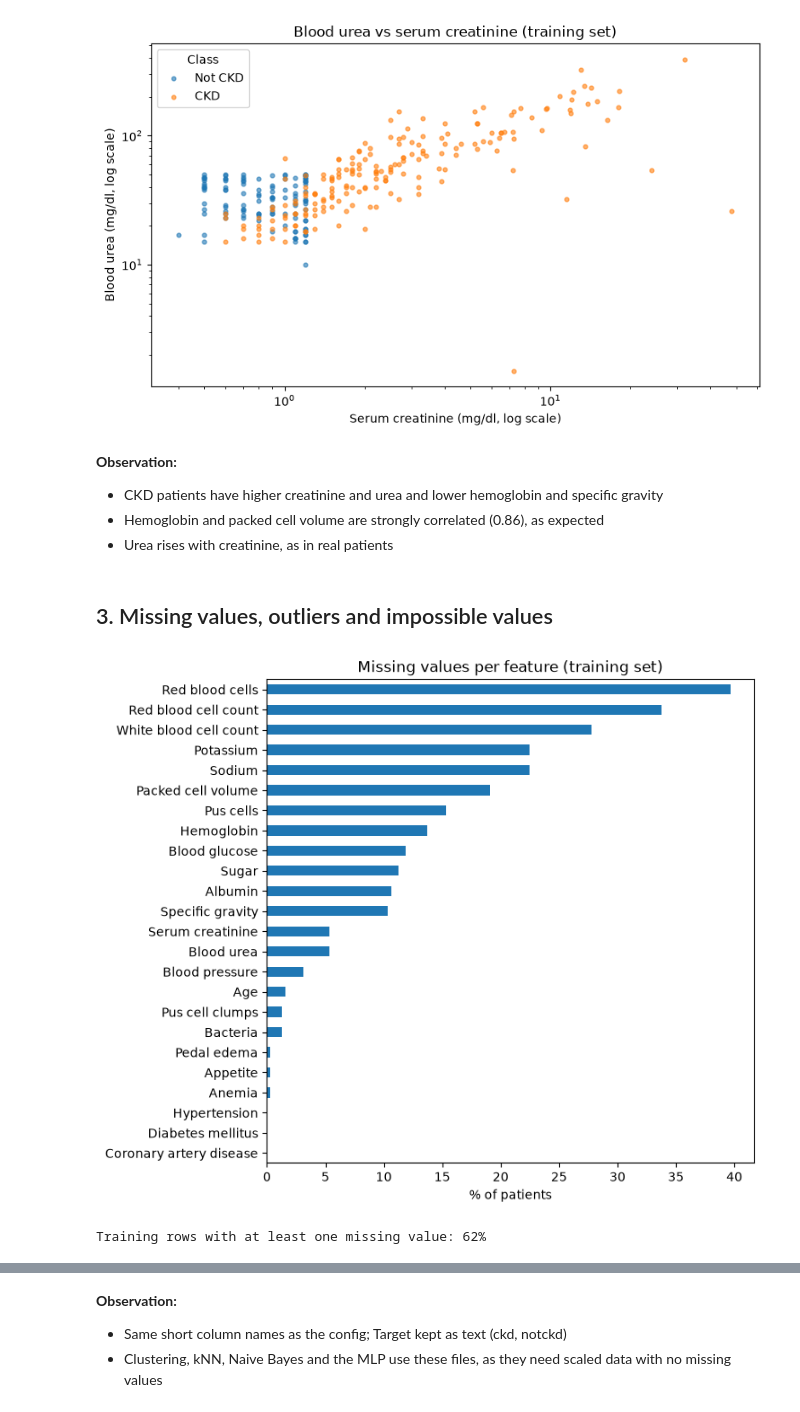
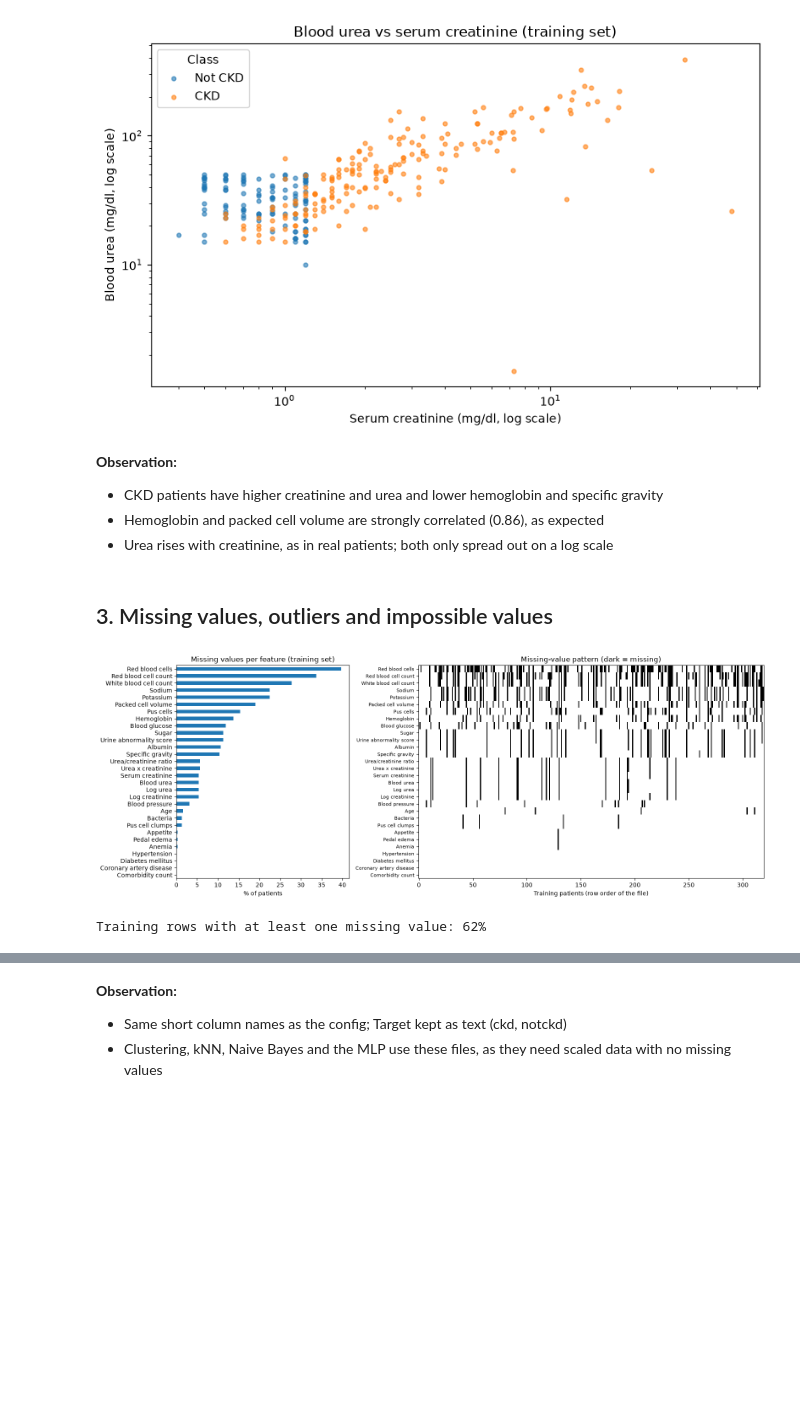
Before and after one commit to elgazar24/f21dl-2026-27-PG-group-13, a Jupyter notebook: src/notebooks/2_Data_Analysis/Data_Preprocessing/Data_Preprocessing.ipynb, the cells around one changed output, grey strips where cells are left out. Drawn from its saved outputs; the diff is of its cells as text; code cells hidden in the pictures; blank space fills up the shorter version.

Commit message:
Update processing: original, cleaned, feature engineered, preprocessed (no empty cells)

```diff
--- a/src/notebooks/2_Data_Analysis/Data_Preprocessing/Data_Preprocessing.ipynb
+++ b/src/notebooks/2_Data_Analysis/Data_Preprocessing/Data_Preprocessing.ipynb
@@ -10,6 +21,7 @@ import numpy as np
 import pandas as pd
 import matplotlib.pyplot as plt
 
+from sklearn.model_selection import train_test_split
 from sklearn.compose import ColumnTransformer
 from sklearn.pipeline import make_pipeline
 from sklearn.impute import SimpleImputer
@@ -31,5 +43,8 @@ names = {
     "hemo": "Hemoglobin", "pcv": "Packed cell volume", "wbcc": "White blood cell count", "rbcc": "Red blood cell count",
     "htn": "Hypertension", "dm": "Diabetes mellitus", "cad": "Coronary artery disease", "appet": "Appetite",
     "pe": "Pedal edema", "ane": "Anemia",
+    "comorbidity_count": "Comorbidity count", "urea_creatinine_ratio": "Urea/creatinine ratio",
+    "log_bu": "Log urea", "log_sc": "Log creatinine", "urine_abnormality_score": "Urine abnormality score",
+    "bu_sc_interaction": "Urea x creatinine",
 }
 # %% [markdown]
@@ -46,0 +52,19 @@ Train: (320, 24) Test: (80, 24)
+# %%
+df = pd.read_csv(base / ds["files"]["feature_engineered"][0], na_values=ds["na_values"] or None)
+train_df, test_df = train_test_split(
+    df,
+    test_size=config["training"]["test_size"],
+    random_state=config["training"]["random_state"],
+    stratify=df[target],
+)
+
+X_train, y_train = train_df.drop(columns=[target]), train_df[target]
+X_test, y_test = test_df.drop(columns=[target]), test_df[target]
+
+num_cols = [c for c in X_train.columns if pd.api.types.is_numeric_dtype(X_train[c])]
+text_cols = [c for c in X_train.columns if c not in num_cols]
+order = ["notckd", "ckd"]
+short = ["Not CKD", "CKD"]
+
+print("Train:", X_train.shape, "Test:", X_test.shape)
+print("Numeric:", len(num_cols), "| Text:", len(text_cols))
@@ -114,17 +136,23 @@ plt.show()
 **Observation:**
 - CKD patients have higher creatinine and urea and lower hemoglobin and specific gravity
 - Hemoglobin and packed cell volume are strongly correlated (0.86), as expected
-- Urea rises with creatinine, as in real patients
+- Urea rises with creatinine, as in real patients; both only spread out on a log scale
 # %% [markdown]
 ## 3. Missing values, outliers and impossible values
 # %%
-missing = X_train.isnull().mean().mul(100).sort_values().rename(index=names)
-missing.plot(kind="barh", figsize=(7, 7), title="Missing values per feature (training set)")
-plt.xlabel("% of patients")
+missing = X_train.isnull().mean().mul(100).sort_values(ascending=False)
+
+fig, axes = plt.subplots(1, 2, figsize=(16, 6), gridspec_kw={"width_ratios": [1, 2]})
+missing[::-1].rename(index=names).plot(kind="barh", ax=axes[0], title="Missing values per feature (training set)")
+axes[0].set_xlabel("% of patients")
+axes[1].imshow(X_train[missing.index].isnull().T.values, aspect="auto", cmap="Greys", interpolation="none")
+axes[1].set(yticks=range(len(missing)), yticklabels=[names[c] for c in missing.index], xlabel="Training patients (row order of the file)", title="Missing-value pattern (dark = missing)")
+axes[1].tick_params(axis="y", labelsize=8)
+fig.tight_layout()
 plt.show()
 print("Training rows with at least one missing value:", f"{X_train.isnull().any(axis=1).mean():.0%}")
 # %% [output]
-[figure, old version]
+[figure, new version]
 Training rows with at least one missing value: 62%
 # %%
 q1 = X_train[num_cols].quantile(0.25)
```
Also changed, not shown: parts of 23 cells of this notebook, 4 other files.
